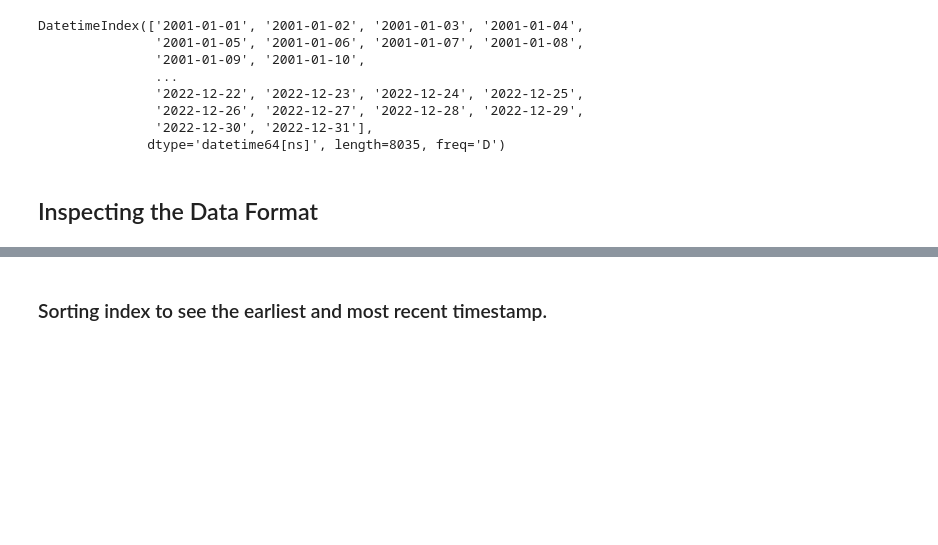
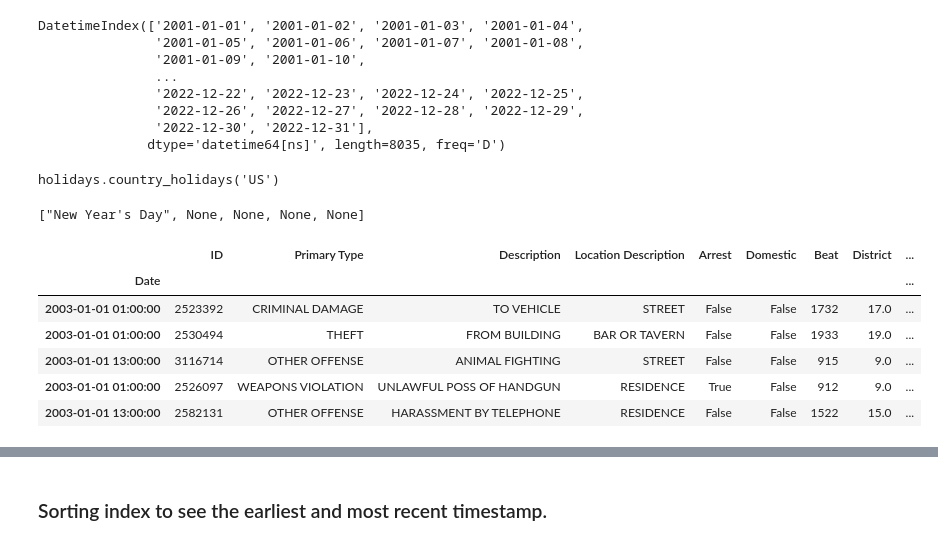
Before and after one commit to Khalil-Salama/Chicago-crime-data, a Jupyter notebook: Chicago_crime_data.ipynb, the cells around one changed output, grey strips where cells are left out. Cells and saved outputs as stored; diff of their text form; code cells hidden in the pictures; blank space fills up the shorter version.

```diff
--- a/Chicago_crime_data.ipynb
+++ b/Chicago_crime_data.ipynb
@@ -195,5 +195,27 @@ DatetimeIndex(['2001-01-01', '2001-01-02', '2001-01-03', '2001-01-04',
                '2022-12-26', '2022-12-27', '2022-12-28', '2022-12-29',
                '2022-12-30', '2022-12-31'],
               dtype='datetime64[ns]', length=8035, freq='D')
-# %% [markdown]
-## Inspecting the Data Format
+# %%
+## Create an instance of the US country holidays.
+us_holidays = country_holidays('US')
+us_holidays
+# %% [output]
+holidays.country_holidays('US')
+# %%
+## Getting us holidays for all dates
+holiday_list = [us_holidays.get(day) for day in all_days]
+holiday_list[:5]
+# %% [output]
+["New Year's Day", None, None, None, None]
+# %%
+## Saving holiday types as columns
+df["US Holiday"] = [us_holidays.get(day) for day in df.index]
+df.head()
+# %% [output]
+|  | ID | Primary Type | Description | Location Description | Arrest | Domestic | Beat | District | ... |
+| Date |  |  |  |  |  |  |  |  | ... |
+| 2003-01-01 01:00:00 | 2523392 | CRIMINAL DAMAGE | TO VEHICLE | STREET | False | False | 1732 | 17.0 | ... |
+| 2003-01-01 01:00:00 | 2530494 | THEFT | FROM BUILDING | BAR OR TAVERN | False | False | 1933 | 19.0 | ... |
+| 2003-01-01 13:00:00 | 3116714 | OTHER OFFENSE | ANIMAL FIGHTING | STREET | False | False | 915 | 9.0 | ... |
+| 2003-01-01 01:00:00 | 2526097 | WEAPONS VIOLATION | UNLAWFUL POSS OF HANDGUN | RESIDENCE | True | False | 912 | 9.0 | ... |
+| 2003-01-01 13:00:00 | 2582131 | OTHER OFFENSE | HARASSMENT BY TELEPHONE | RESIDENCE | False | False | 1522 | 15.0 | ... |
```
Also changed, not shown: parts of 11 cells of this notebook.
